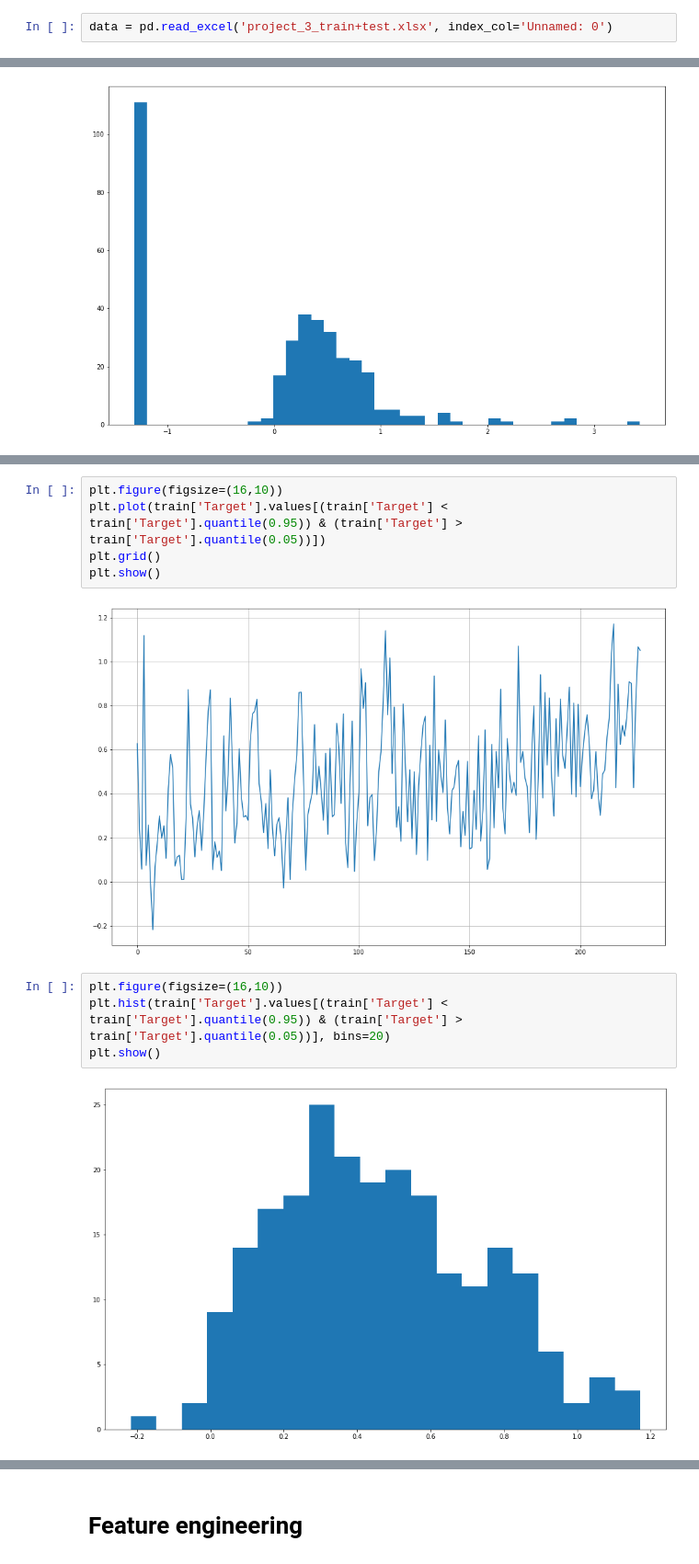
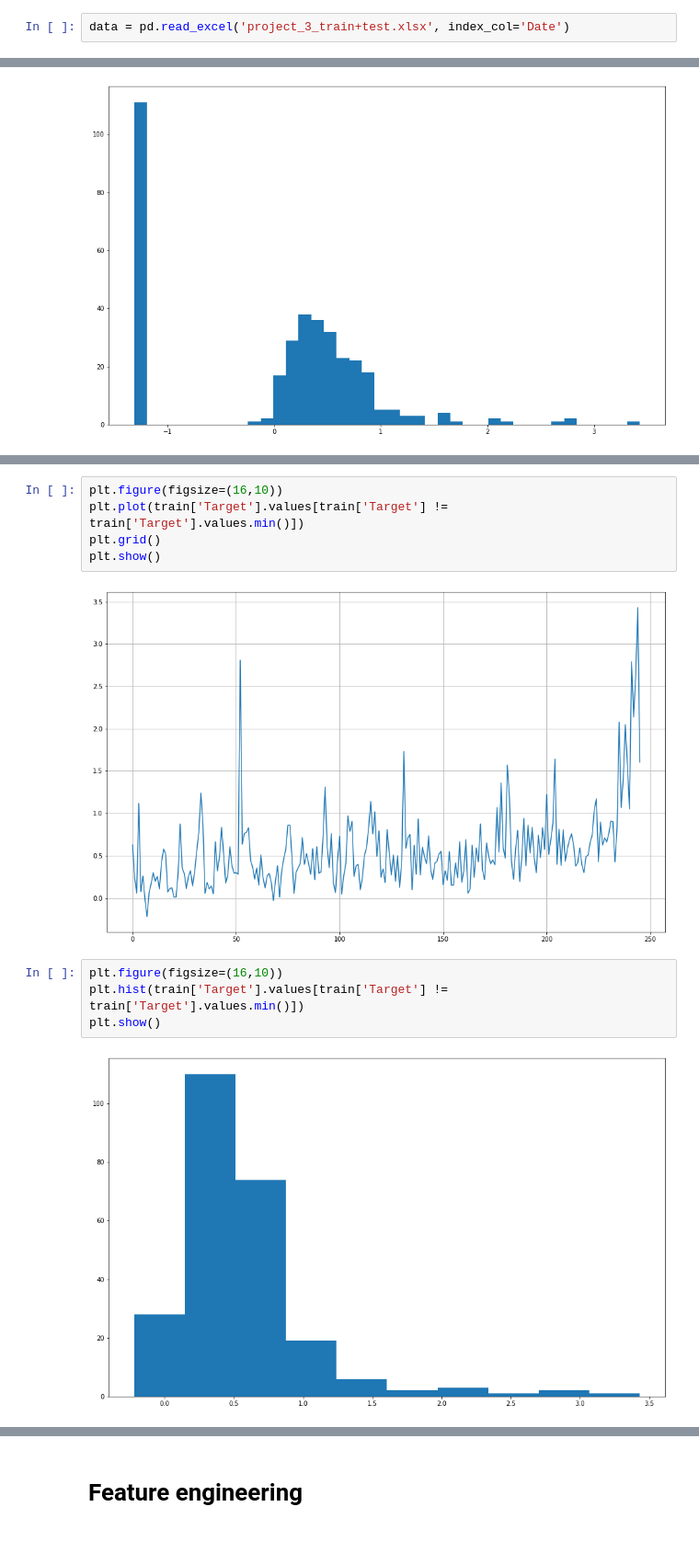
Before and after one commit to Penitto/StochProcs3, a Jupyter notebook: Proj.ipynb, the cells around one changed output, grey strips where cells are left out. Shown at 92% size. Saved outputs shown, nothing was run; the diff lists cells and outputs as text.

Commit message:
Distribution test

```diff
--- a/Proj.ipynb
+++ b/Proj.ipynb
@@ -6,5 +10,5 @@ import scipy as sc
 # %%
-data = pd.read_excel('project_3_train+test.xlsx', index_col='Unnamed: 0')
+data = pd.read_excel('project_3_train+test.xlsx', index_col='Date')
 # %%
 train = data.iloc[:357]
 test = data.iloc[357:]
@@ -32,13 +34,13 @@ __Этот вопросик надо обкашлять, потому что п
 # %%
 plt.figure(figsize=(16,10))
-plt.plot(train['Target'].values[(train['Target'] < train['Target'].quantile(0.95)) & (train['Target'] > train['Target'].quantile(0.05))])
+plt.plot(train['Target'].values[train['Target'] != train['Target'].values.min()])
 plt.grid()
 plt.show()
 # %% [output]
-[figure, old version]
+[figure, new version]
 # %%
 plt.figure(figsize=(16,10))
-plt.hist(train['Target'].values[(train['Target'] < train['Target'].quantile(0.95)) & (train['Target'] > train['Target'].quantile(0.05))], bins=20)
+plt.hist(train['Target'].values[train['Target'] != train['Target'].values.min()])
 plt.show()
 # %% [output]
-[figure, old version]
+[figure, new version]
```
Also changed, not shown: parts of 16 cells of this notebook, 1 other file.
